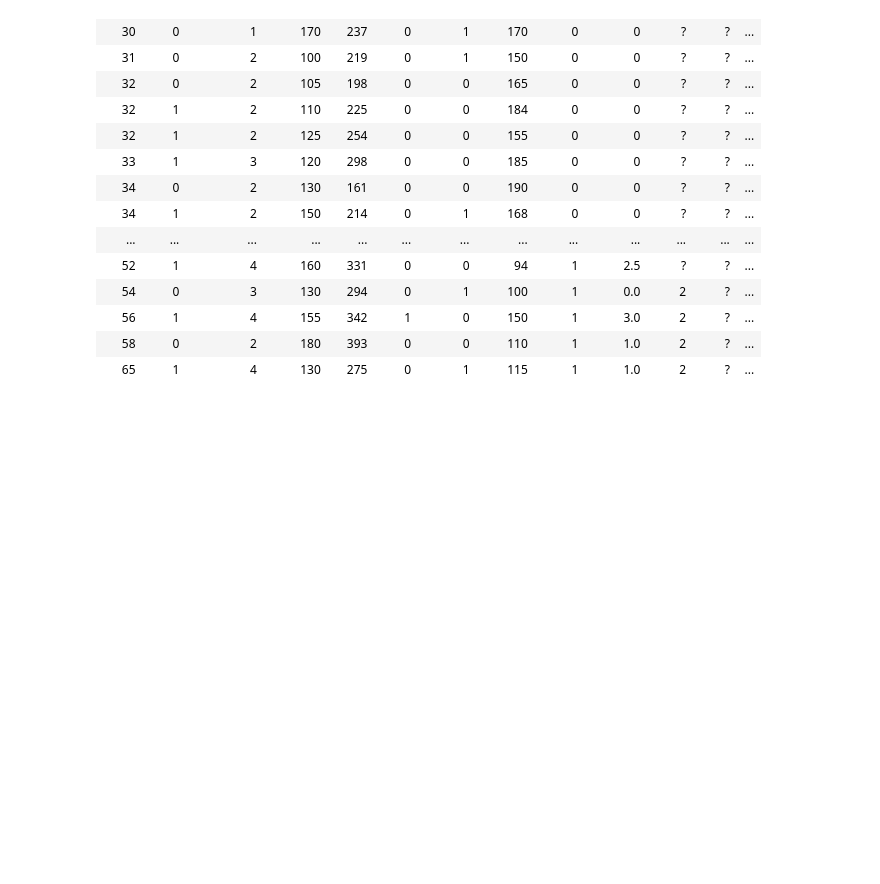
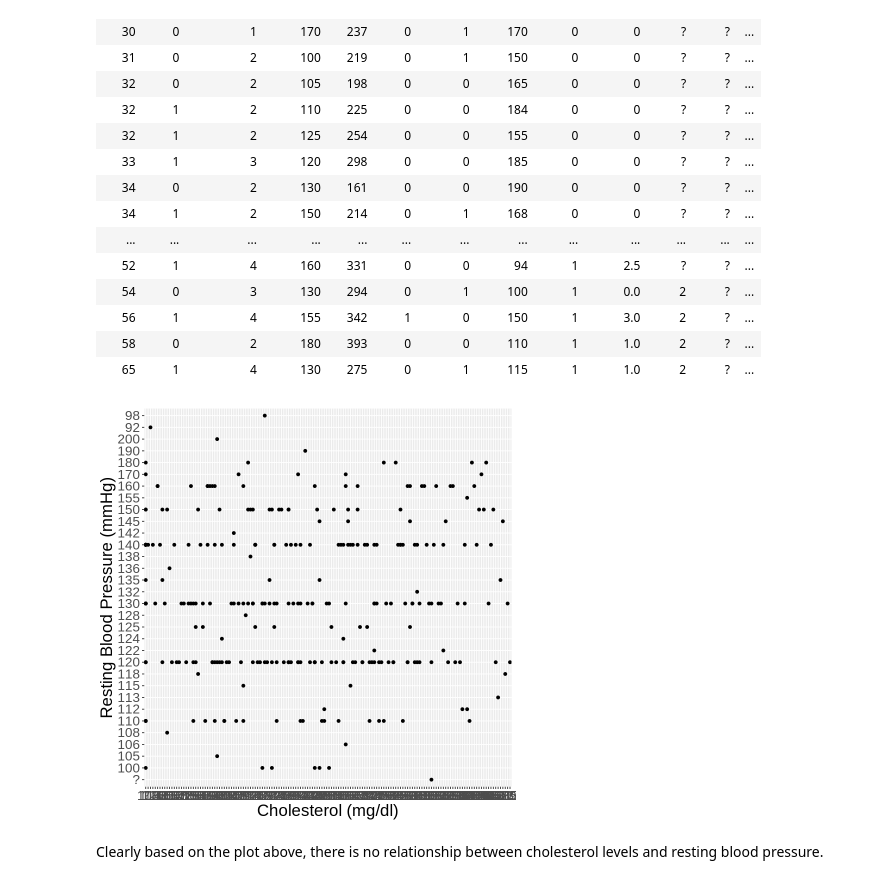
Before and after one commit to xonew/DSCI-100-002-Group-26, a Jupyter notebook: Cleaning.ipynb, the cells around one changed output. Saved outputs shown, nothing was run; the diff lists cells and outputs as text; code cells hidden in the pictures; blank space fills up the shorter version.

Commit message:
Added plot comparing chol and trestbps

```diff
--- a/Cleaning.ipynb
+++ b/Cleaning.ipynb
@@ -85,3 +85,14 @@ A tibble: 270 × 14
 | 56 | 1 | 4 | 155 | 342 | 1 | 0 | 150 | 1 | 3.0 | 2 | ? | ... |
 | 58 | 0 | 2 | 180 | 393 | 0 | 0 | 110 | 1 | 1.0 | 2 | ? | ... |
 | 65 | 1 | 4 | 130 | 275 | 0 | 1 | 115 | 1 | 1.0 | 2 | ? | ... |
+# %%
+heart_plot_chol_bps <- heart_data |>
+                ggplot(aes(x = chol, y = trestbps)) +
+                geom_point() +
+                theme(text = element_text(size = 20)) +
+                labs (x = "Cholesterol (mg/dl)", y = "Resting Blood Pressure (mmHg)")
+heart_plot_chol_bps
+# %% [output]
+[figure, added]
+# %% [markdown]
+Clearly based on the plot above, there is no relationship between cholesterol levels and resting blood pressure.
```
